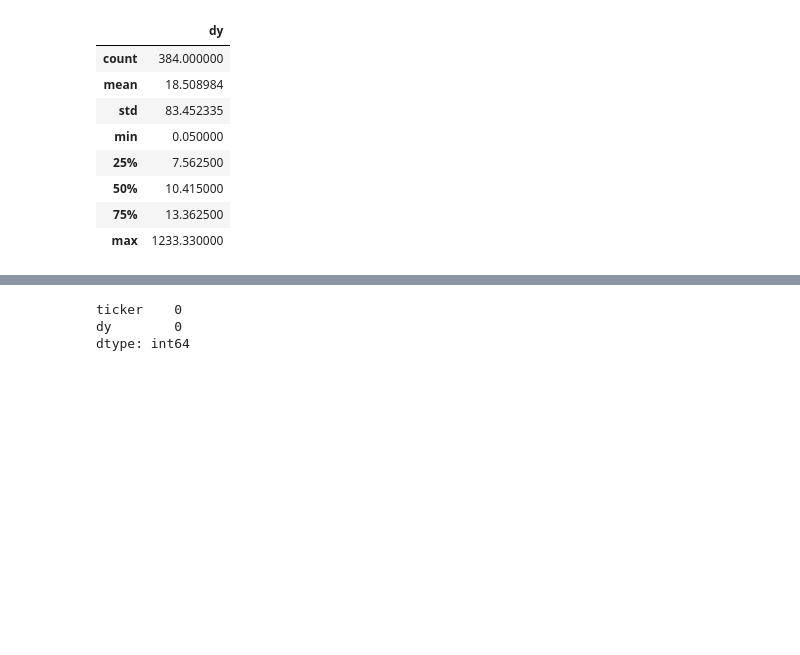
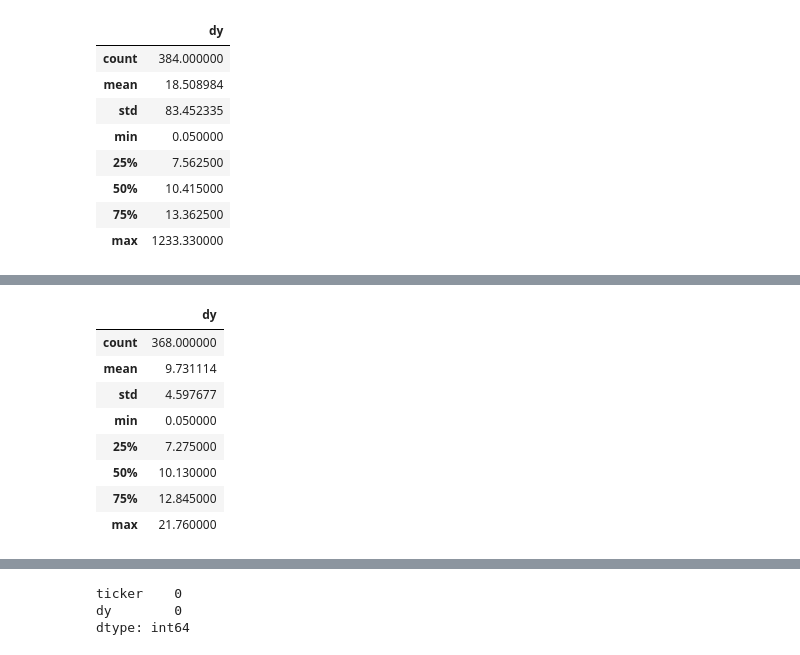
Before and after one commit to esscova/investfiis, a Jupyter notebook: Untitled.ipynb, the cells around one changed output, grey strips where cells are left out. Saved outputs shown, nothing was run; the diff lists cells and outputs as text; code cells hidden in the pictures; blank space fills up the shorter version.

```diff
--- a/Untitled.ipynb
+++ b/Untitled.ipynb
@@ -50,0 +105,12 @@ fiis.describe()
+# %%
+dados_sem_outliers.describe()
+# %% [output]
+|  | dy |
+| count | 368.000000 |
+| mean | 9.731114 |
+| std | 4.597677 |
+| min | 0.050000 |
+| 25% | 7.275000 |
+| 50% | 10.130000 |
+| 75% | 12.845000 |
+| max | 21.760000 |
```
Also changed, not shown: parts of 12 cells of this notebook, 6 other files.
